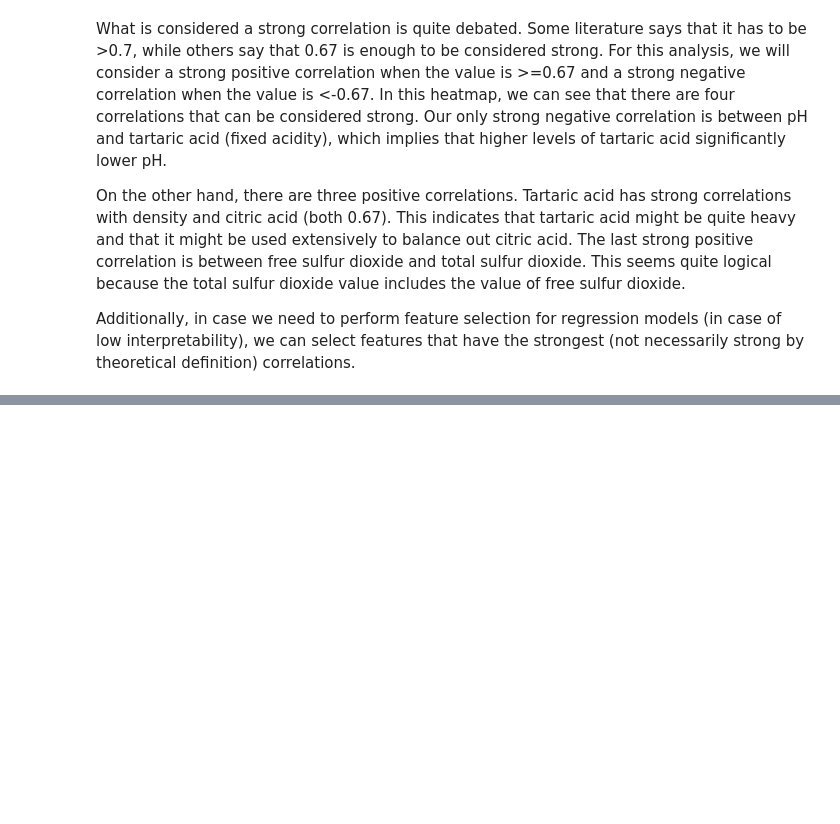
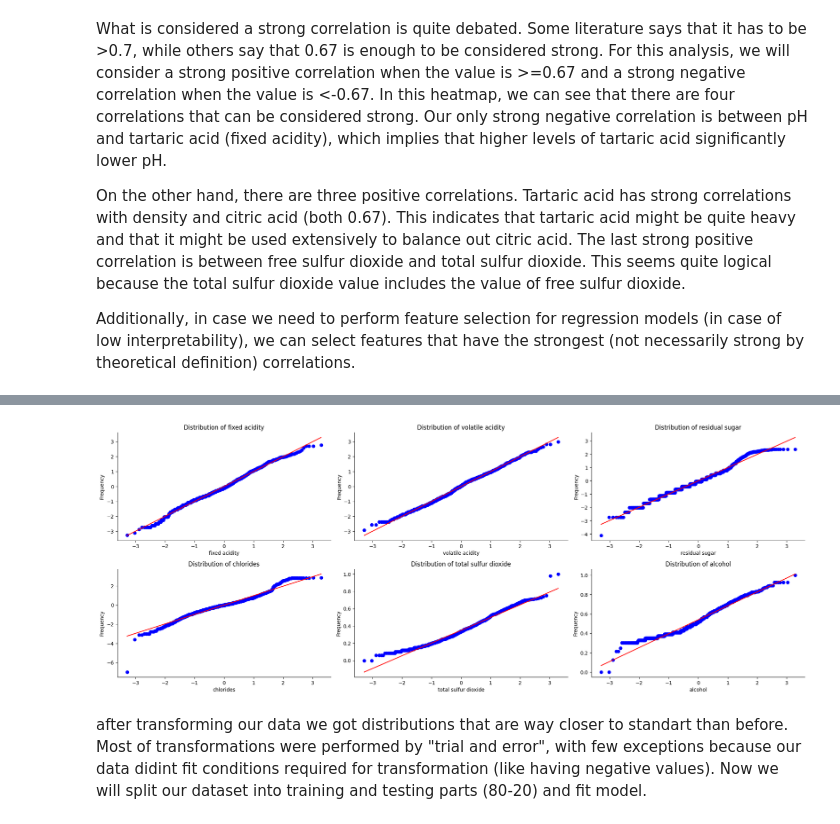
Before and after one commit to minde121/Wine-Quality-EDA-Regression, a Jupyter notebook: wine_analysis.ipynb, the cells around one changed output, grey strips where cells are left out. Cells and saved outputs as stored; diff of their text form; code cells hidden in the pictures; blank space fills up the shorter version.

```diff
--- a/wine_analysis.ipynb
+++ b/wine_analysis.ipynb
@@ -320,0 +391,17 @@ Even tho some of the VIF values are still quite large, we will keep all the feat
+# %%
+plt.figure(figsize=(20, 15))
+for i, feature in enumerate(features):
+    if feature != "quality":
+        plt.subplot(4, 3, i + 1)
+        st.probplot(standardized_wine_data[feature].values, dist="norm", plot=plt)
+        sns.despine()
+        plt.title(f'Distribution of {feature}')
+        plt.xlabel(feature)
+        plt.ylabel('Frequency')
+
+plt.tight_layout()
+plt.show()
+# %% [output]
+[figure, added]
+# %% [markdown]
+after transforming our data we got distributions that are way closer to standart than before. Most of transformations were performed by "trial and error", with few exceptions because our data didint fit conditions required for transformation (like having negative values). Now we will split our dataset into training and testing parts (80-20) and fit model.
```
Also changed, not shown: parts of 27 cells of this notebook.
